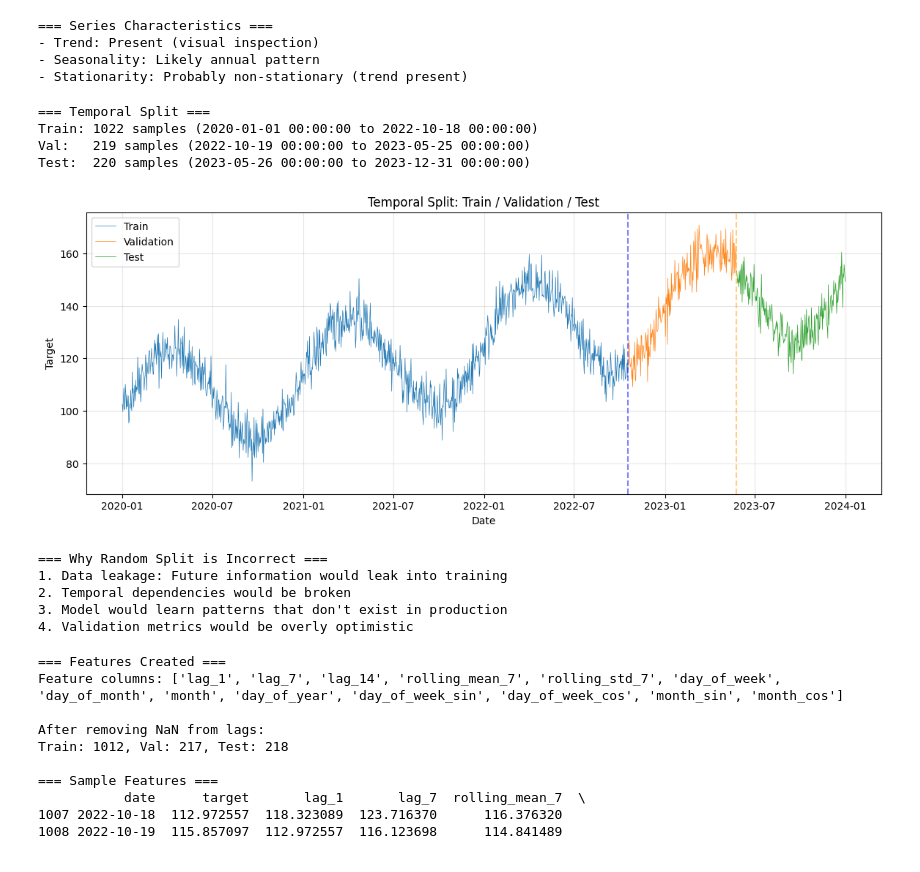
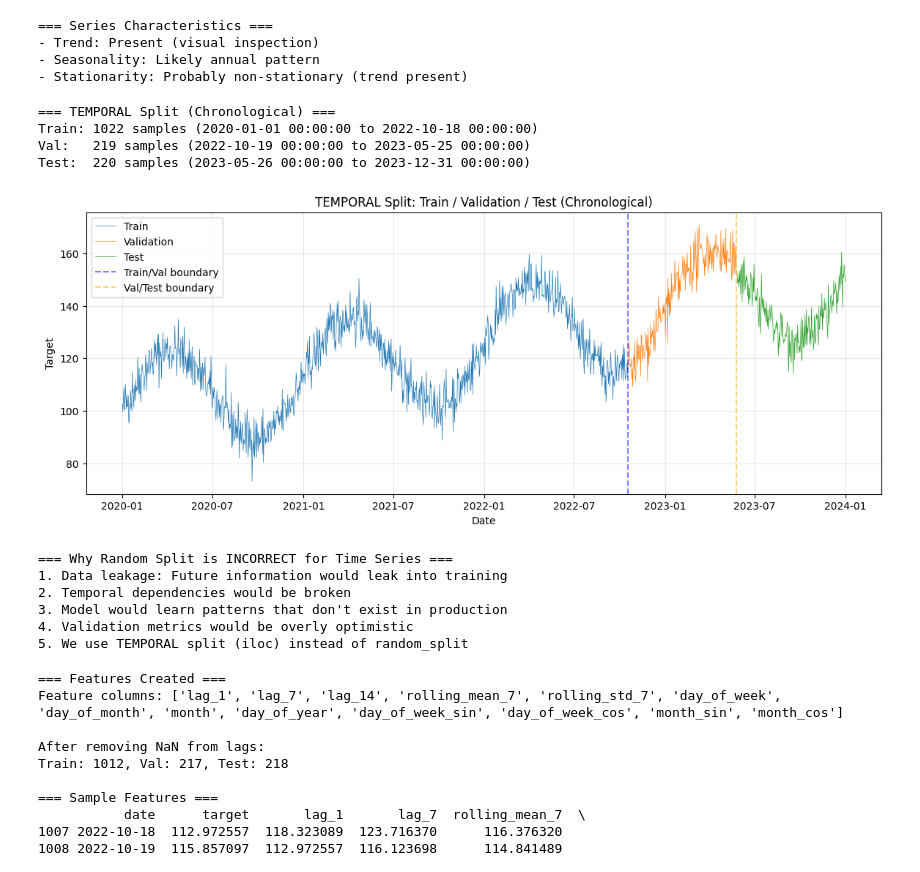
Before and after one commit to YaroslavChernetsov/mirea-aie-2025---05-22, a Jupyter notebook: homeworks/HW12/HW12.ipynb, the cells around one changed output. Saved outputs shown, nothing was run; the diff lists cells and outputs as text; code cells hidden in the pictures.

```diff
--- a/homeworks/HW12/HW12.ipynb
+++ b/homeworks/HW12/HW12.ipynb
@@ -95,54 +95,56 @@ Columns: ['date', 'target']
 - Seasonality: Likely annual pattern
 - Stationarity: Probably non-stationary (trend present)
 # %%
-# Temporal split: train/val/test по времени (НЕ случайное!)
-# Примерно: 70% train, 15% val, 15% test
+# === TEMPORAL SPLIT BY TIME (NOT RANDOM!) ===
+# Хронологическое разделение: train → val → test по времени
 n_total = len(df)
 n_train = int(n_total * 0.70)
 n_val = int(n_total * 0.15)
 n_test = n_total - n_train - n_val
 
-train_df = df.iloc[:n_train].copy()
-val_df = df.iloc[n_train:n_train+n_val].copy()
-test_df = df.iloc[n_train+n_val:].copy()
+# === ВАЖНО: Используем iloc для хронологического разделения (НЕ random_split!) ===
+train_df = df.iloc[:n_train].copy()  # Первые 70% по времени
+val_df = df.iloc[n_train:n_train+n_val].copy()  # Следующие 15%
+test_df = df.iloc[n_train+n_val:].copy()  # Последние 15%
 
-print(f"=== Temporal Split ===")
+print(f"=== TEMPORAL Split (Chronological) ===")
 print(f"Train: {len(train_df)} samples ({train_df['date'].min()} to {train_df['date'].max()})")
 print(f"Val:   {len(val_df)} samples ({val_df['date'].min()} to {val_df['date'].max()})")
 print(f"Test:  {len(test_df)} samples ({test_df['date'].min()} to {test_df['date'].max()})")
 
 # Визуализация split
 plt.figure(figsize=(14, 5))
 plt.plot(train_df['date'], train_df['target'], label='Train', linewidth=0.5)
 plt.plot(val_df['date'], val_df['target'], label='Validation', linewidth=0.5)
 plt.plot(test_df['date'], test_df['target'], label='Test', linewidth=0.5)
-plt.axvline(x=train_df['date'].max(), color='blue', linestyle='--', alpha=0.5)
-plt.axvline(x=val_df['date'].max(), color='orange', linestyle='--', alpha=0.5)
-plt.title('Temporal Split: Train / Validation / Test')
+plt.axvline(x=train_df['date'].max(), color='blue', linestyle='--', alpha=0.5, label='Train/Val boundary')
+plt.axvline(x=val_df['date'].max(), color='orange', linestyle='--', alpha=0.5, label='Val/Test boundary')
+plt.title('TEMPORAL Split: Train / Validation / Test (Chronological)')
 plt.xlabel('Date')
 plt.ylabel('Target')
 plt.legend()
 plt.grid(True, alpha=0.3)
 plt.savefig(os.path.join(FIGURES_DIR, "series_split.png"))
 plt.show()
 
-# Почему random split некорректен
-print("\n=== Why Random Split is Incorrect ===")
+print("\n=== Why Random Split is INCORRECT for Time Series ===")
 print("1. Data leakage: Future information would leak into training")
 print("2. Temporal dependencies would be broken")
 print("3. Model would learn patterns that don't exist in production")
 print("4. Validation metrics would be overly optimistic")
+print("5. We use TEMPORAL split (iloc) instead of random_split")
 # %% [output]
-=== Temporal Split ===
+=== TEMPORAL Split (Chronological) ===
 Train: 1022 samples (2020-01-01 00:00:00 to 2022-10-18 00:00:00)
 Val:   219 samples (2022-10-19 00:00:00 to 2023-05-25 00:00:00)
 Test:  220 samples (2023-05-26 00:00:00 to 2023-12-31 00:00:00)
-[figure, old version]
+[figure, new version]
-=== Why Random Split is Incorrect ===
+=== Why Random Split is INCORRECT for Time Series ===
 1. Data leakage: Future information would leak into training
 2. Temporal dependencies would be broken
 3. Model would learn patterns that don't exist in production
 4. Validation metrics would be overly optimistic
+5. We use TEMPORAL split (iloc) instead of random_split
 # %%
 def create_features(df, target_col='target'):
     """Создание признаков без утечки из будущего"""
```
Also changed, not shown: parts of 10 cells of this notebook, 15 other files.
